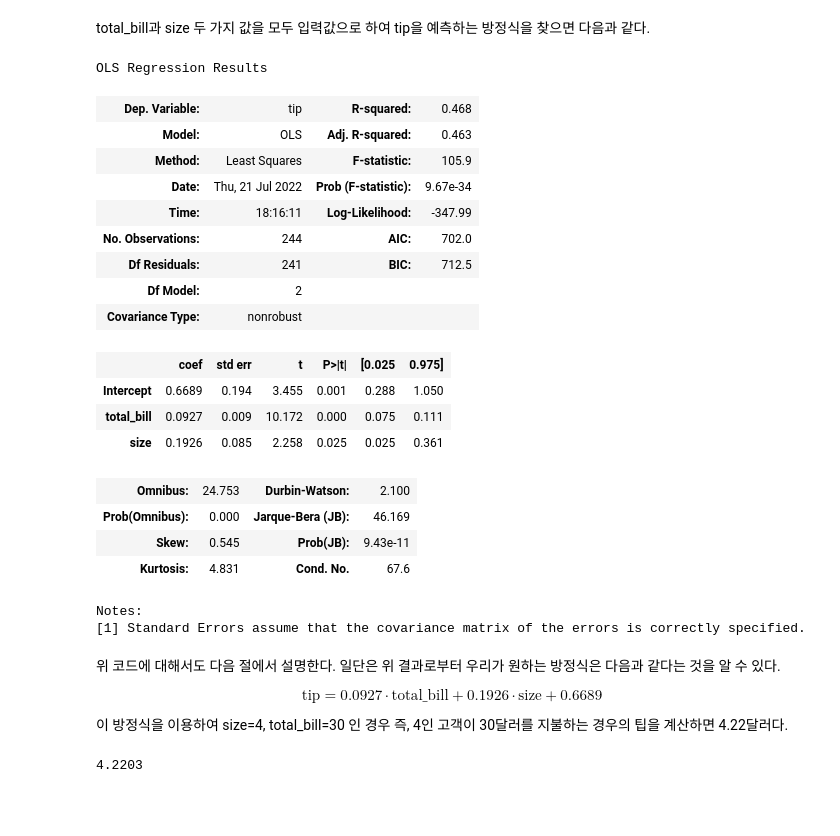
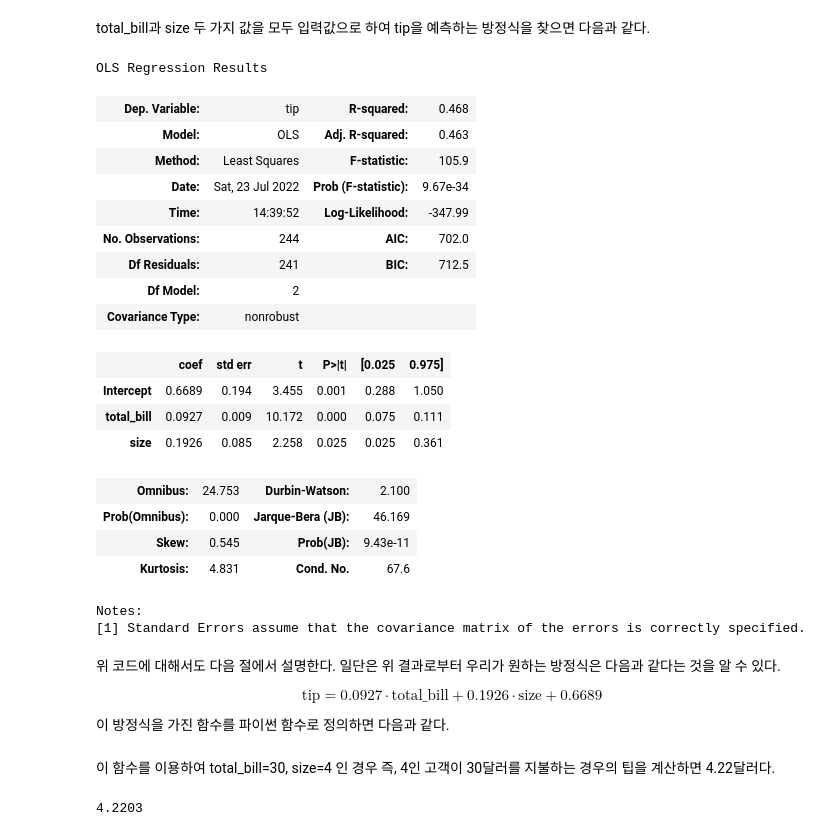
Before and after one commit to datascienceschool/book_data_analysis, a Jupyter notebook: _sources/ch03/03_02.ipynb, the cells around one changed output. Drawn from its saved outputs; the diff is of its cells as text; code cells hidden in the pictures; blank space fills up the shorter version.

```diff
--- a/_sources/ch03/03_02.ipynb
+++ b/_sources/ch03/03_02.ipynb
@@ -105,14 +110,15 @@ plt.show()
 # %% [markdown]
 total_bill과 size 두 가지 값을 모두 입력값으로 하여 tip을 예측하는 방정식을 찾으면 다음과 같다.
 # %%
-sm.OLS.from_formula("tip ~ total_bill + size", tips).fit().summary()
+result2 = sm.OLS.from_formula("tip ~ total_bill + size", tips).fit()
+result2.summary()
 # %% [output]
 OLS Regression Results
 | Dep. Variable: | tip | R-squared: | 0.468 |
 | Model: | OLS | Adj. R-squared: | 0.463 |
 | Method: | Least Squares | F-statistic: | 105.9 |
-| Date: | Thu, 21 Jul 2022 | Prob (F-statistic): | 9.67e-34 |
-| Time: | 18:16:11 | Log-Likelihood: | -347.99 |
+| Date: | Sat, 23 Jul 2022 | Prob (F-statistic): | 9.67e-34 |
+| Time: | 14:39:52 | Log-Likelihood: | -347.99 |
 | No. Observations: | 244 | AIC: | 702.0 |
 | Df Residuals: | 241 | BIC: | 712.5 |
 | Df Model: | 2 |  |  |
@@ -134,4 +140,4 @@ $$
 \;\;\;\text{tip} = 0.0927 \cdot \text{total_bill} + 0.1926 \cdot \text{size} + 0.6689\;\;\;
 $$
 
-이 방정식을 이용하여 size=4, total_bill=30 인 경우 즉, 4인 고객이 30달러를 지불하는 경우의 팁을 계산하면 4.22달러다.
+이 방정식을 가진 함수를 파이썬 함수로 정의하면 다음과 같다.
@@ -138 +147,3 @@ $$
+# %% [markdown]
+이 함수를 이용하여 total_bill=30, size=4 인 경우 즉, 4인 고객이 30달러를 지불하는 경우의 팁을 계산하면 4.22달러다.
 # %%
```
Also changed, not shown: parts of 18 cells of this notebook, 5 other files.
